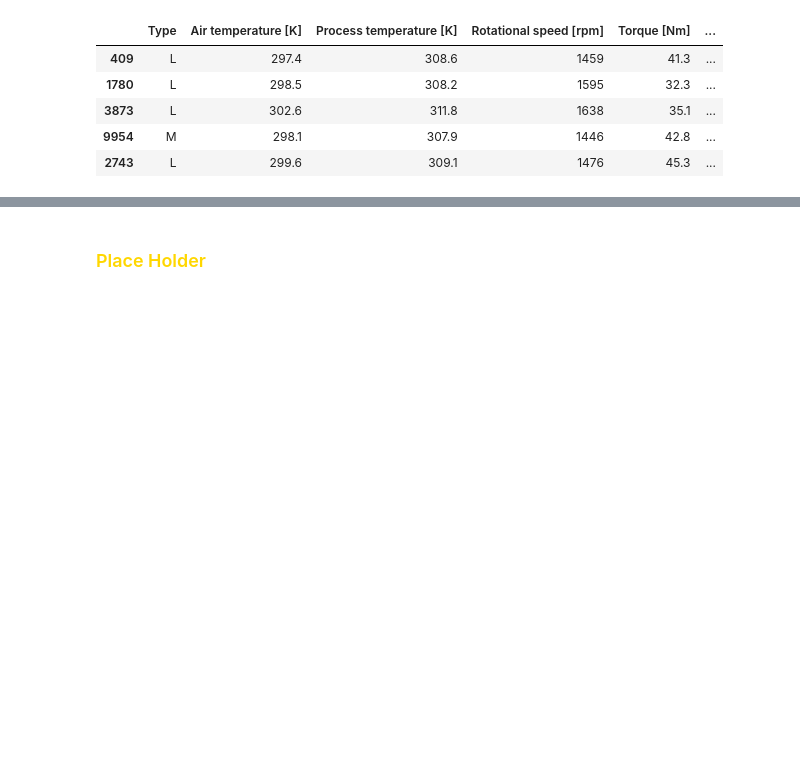
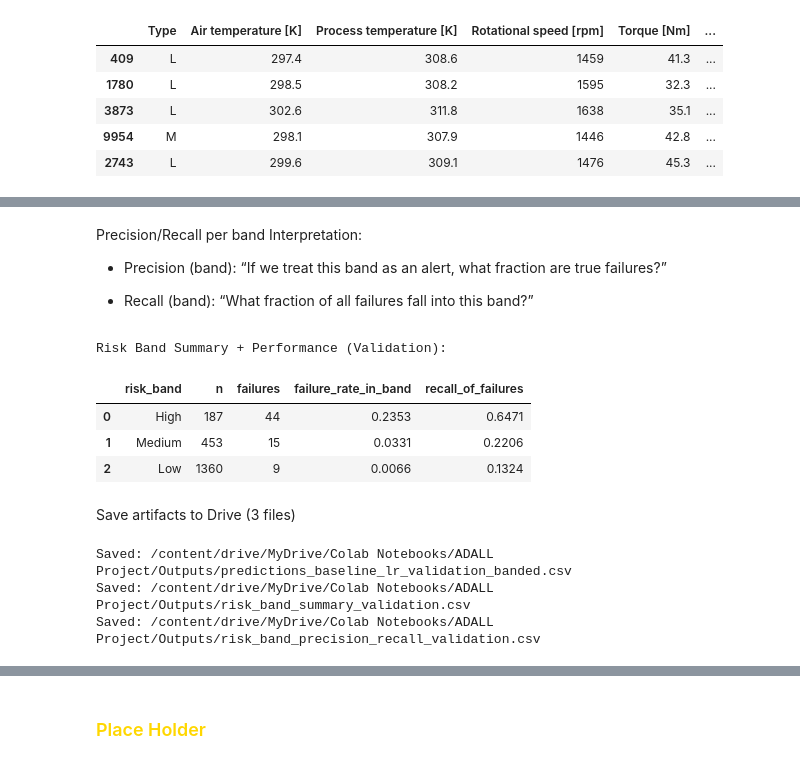
Before and after one commit to RoyTng/ADALL-Project, a Jupyter notebook: My_ADALL_Project.ipynb, the cells around one changed output, grey strips where cells are left out. Drawn from its saved outputs; the diff is of its cells as text; code cells hidden in the pictures; blank space fills up the shorter version.

```diff
--- a/My_ADALL_Project.ipynb
+++ b/My_ADALL_Project.ipynb
@@ -959,0 +1106,64 @@ Saved: /content/drive/MyDrive/Colab Notebooks/ADALL Project/Outputs/confusion_ma
+# %% [markdown]
+Precision/Recall per band
+Interpretation:
+
+- Precision (band): “If we treat this band as an alert, what fraction are true failures?”
+
+- Recall (band): “What fraction of all failures fall into this band?”
+# %%
+def step4_precision_recall_per_band(df, band_col="risk_band", y_col="y_true"):
+    tmp = df.copy()
+    tmp[y_col] = tmp[y_col].astype(int)
+
+    total_failures = int(tmp[y_col].sum())
+    rows = []
+
+    for band in ["High","Medium","Low"]:
+        band_df = tmp[tmp[band_col] == band]
+        n_band = int(len(band_df))
+        failures_in_band = int(band_df[y_col].sum())
+
+        precision_band = (failures_in_band / n_band) if n_band else 0.0
+        recall_band = (failures_in_band / total_failures) if total_failures else 0.0
+
+        rows.append({
+            "risk_band": band,
+            "n": n_band,
+            "failures": failures_in_band,
+            "failure_rate_in_band": round(precision_band, 4),
+            "recall_of_failures": round(recall_band, 4),
+        })
+
+    return pd.DataFrame(rows)
+
+
+print("\nRisk Band Summary + Performance (Validation):")
+band_pr_df = step4_precision_recall_per_band(preds_banded_df)
+band_pr_df
+# %% [output]
+Risk Band Summary + Performance (Validation):
+|  | risk_band | n | failures | failure_rate_in_band | recall_of_failures |
+| 0 | High | 187 | 44 | 0.2353 | 0.6471 |
+| 1 | Medium | 453 | 15 | 0.0331 | 0.2206 |
+| 2 | Low | 1360 | 9 | 0.0066 | 0.1324 |
+# %% [markdown]
+Save artifacts to Drive (3 files)
+# %%
+def step5_save_band_artifacts(OUT_DIR, preds_banded_df, band_summary_df, band_pr_df):
+    path_preds = f"{OUT_DIR}/predictions_baseline_lr_validation_banded.csv"
+    path_summary = f"{OUT_DIR}/risk_band_summary_validation.csv"
+    path_pr = f"{OUT_DIR}/risk_band_precision_recall_validation.csv"
+
+    preds_banded_df.to_csv(path_preds, index=False)
+    band_summary_df.to_csv(path_summary, index=False)
+    band_pr_df.to_csv(path_pr, index=False)
+
+    print("Saved:", path_preds)
+    print("Saved:", path_summary)
+    print("Saved:", path_pr)
+
+step5_save_band_artifacts(OUT_DIR, preds_banded_df, band_summary_df, band_pr_df)
+# %% [output]
+Saved: /content/drive/MyDrive/Colab Notebooks/ADALL Project/Outputs/predictions_baseline_lr_validation_banded.csv
+Saved: /content/drive/MyDrive/Colab Notebooks/ADALL Project/Outputs/risk_band_summary_validation.csv
+Saved: /content/drive/MyDrive/Colab Notebooks/ADALL Project/Outputs/risk_band_precision_recall_validation.csv
```
Also changed, not shown: parts of 29 cells of this notebook.
